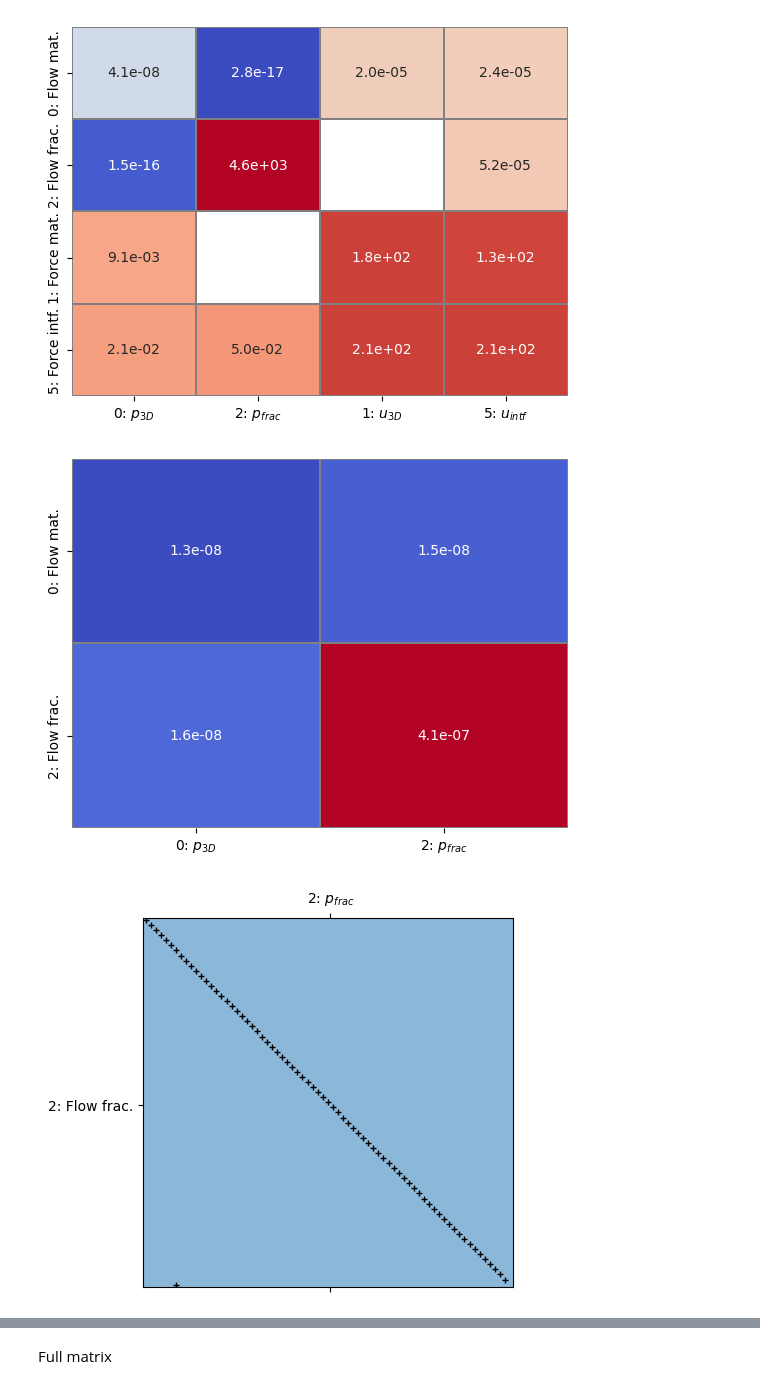
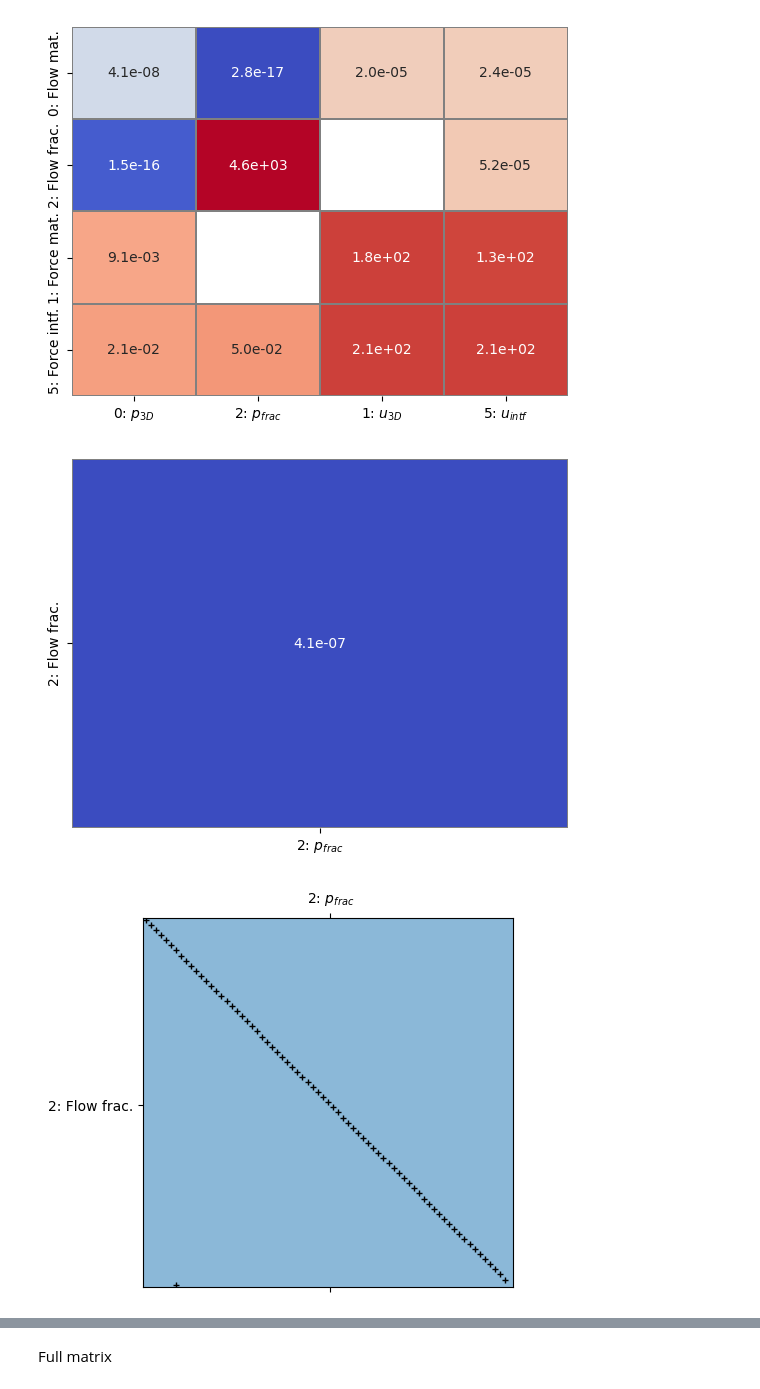
Before and after one commit to pmgbergen/FTHM-Solver, a Jupyter notebook: fpm/fixed_st.ipynb, the cells around one changed output, grey strips where cells are left out. Drawn from its saved outputs; the diff is of its cells as text; code cells hidden in the pictures.

```diff
--- a/fpm/fixed_st.ipynb
+++ b/fpm/fixed_st.ipynb
@@ -621,35 +624,36 @@ def build_prec(bmat) -> BlockMatrixStorage:
 
     # tmp = J[[0,2]].copy()
     # tmp.mat = get_fixed_stress_stabilization_nd_new(model, J).tocsr()
     # stab[2, 2] = stab[2, 2].mat + tmp[2, 2].mat
 
 
     # stab.mat = get_fixed_stress_stabilization_nd_new(model, J)
 
 
     # stab.mat[-1] = 0
 
     # J2 = stab[[2], keep].mat
     # not_open = np.logical_not(open_)
     # J2[not_open] = 0
     # stab[[2], keep] = J2
 
     # fs = stab.copy()
     # fs.mat = get_fixed_stress_stabilization_nd_new(model, J)
     # stab[0,0] = fs[0,0]
     # stab[0,2] = 0
 
     # stab[0, 2] = 0
     # stab[2, 0] = 0
 
-    return stab
+    # return stab
+    return stab[[2]]
 
 
 tmp = build_prec(J)
 tmp.plot_max(); plt.show()
 tmp[2, 2].color_spy()
 # %% [output]
-[figure, old version]
+[figure, new version]
 [figure]
 # %%
 schema = SolveSchema(
```
Also changed, not shown: parts of 10 cells of this notebook, 1 other file.
